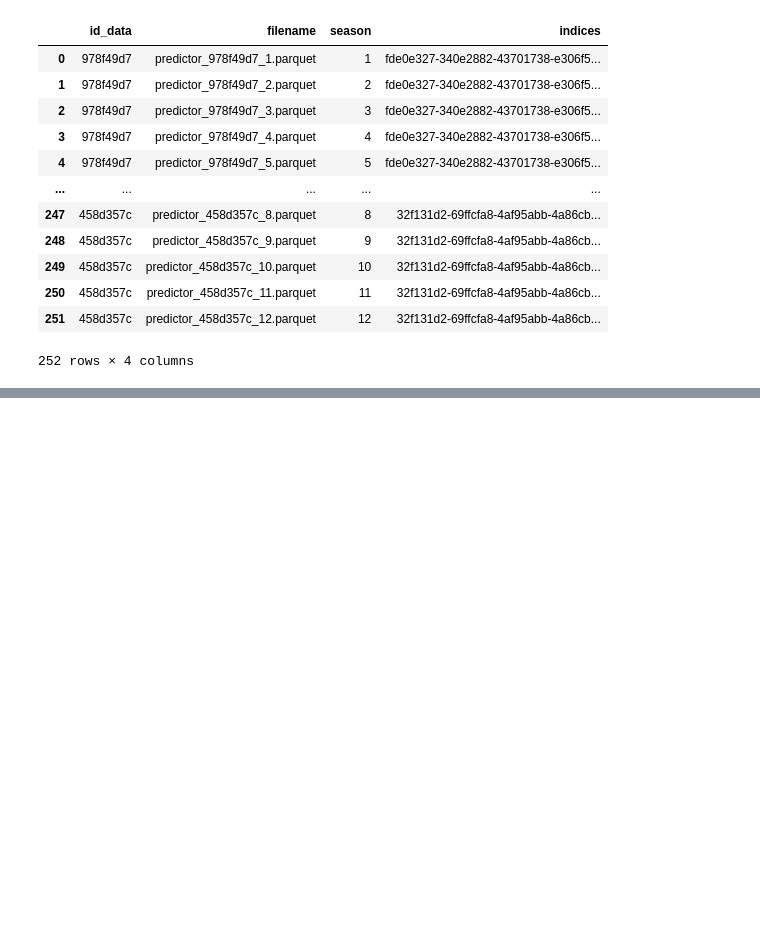
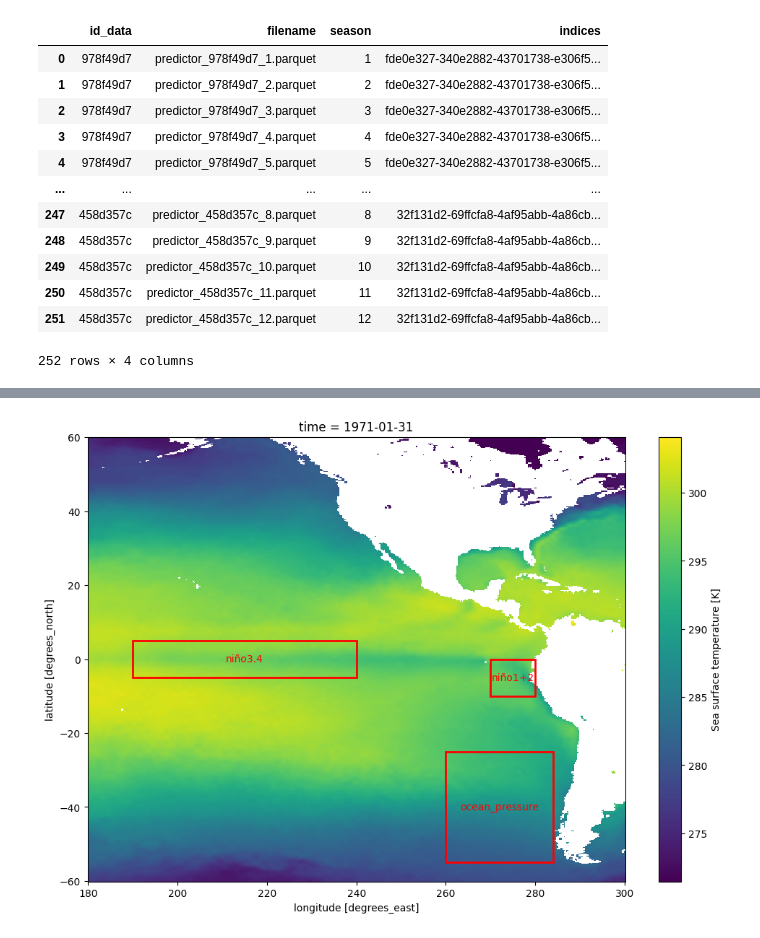
Before and after one commit to martinpavez/data, a Jupyter notebook: hw_extra/notebooks_results/sera_opt_results_v2.ipynb, the cells around one changed output, grey strips where cells are left out. Cells and saved outputs as stored; diff of their text form; code cells hidden in the pictures; blank space fills up the shorter version.

```diff
--- a/hw_extra/notebooks_results/sera_opt_results_v2.ipynb
+++ b/hw_extra/notebooks_results/sera_opt_results_v2.ipynb
@@ -240,0 +290,2 @@ Best id experiments: []
+# %%
+data_single = xr.load_dataset("data/local_data/7means_east_pacific.nc")
@@ -240,0 +307,31 @@ Best id experiments: []
+# %%
+boxes_pacific = {
+    "niño3.4": [190, 240, -5, 5],  # [lon_min, lon_max, lat_min, lat_max]
+    "niño1+2": [270, 280, -10, 0],
+    "ocean_pressure": [260, 284, -55, -25], #study max over time and define region
+    # "ocean_pressure": [260, 284, -44, -17], #last defined ocean max pressure
+
+    #"advección": [280, 285, -37, -30]
+}
+
+fig, ax = plt.subplots(figsize=(12, 8))
+
+data_single.sst.isel(time=0).plot(ax=ax)
+
+for box_id, coords in boxes_pacific.items():
+    lon_min, lon_max, lat_min, lat_max = coords
+    width = lon_max - lon_min
+    height = lat_max - lat_min
+
+    # Create rectangle patch
+    rect = mpatches.Rectangle((lon_min, lat_min), width, height,
+                             fill=False, edgecolor='red', linewidth=2)
+    ax.add_patch(rect)
+
+    # Optionally add a label
+    ax.text(lon_min + width/2, lat_min + height/2, f"{box_id}",
+            ha='center', va='center', color='red')
+
+plt.show()
+# %% [output]
+[figure, added]
```
Also changed, not shown: parts of 25 cells of this notebook, 19 other files.
